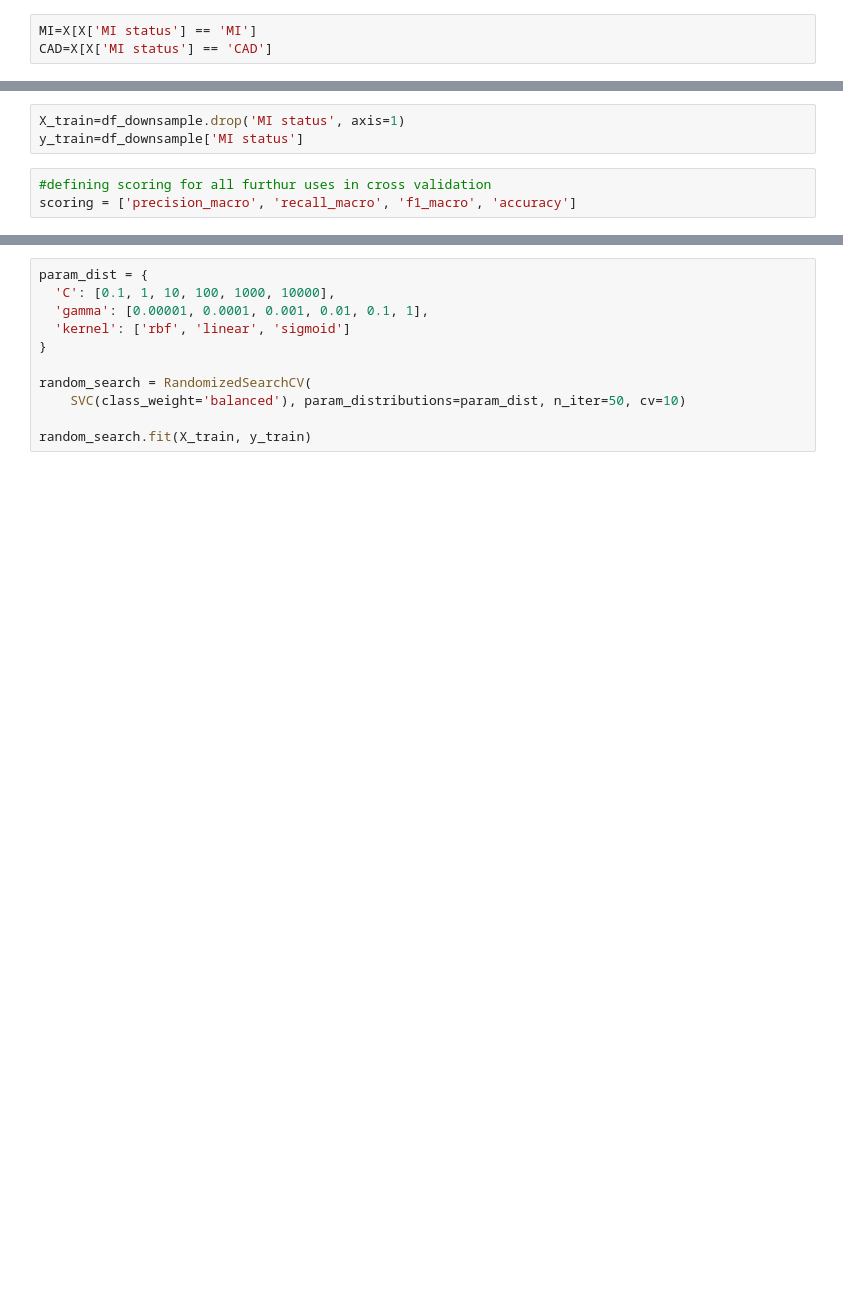
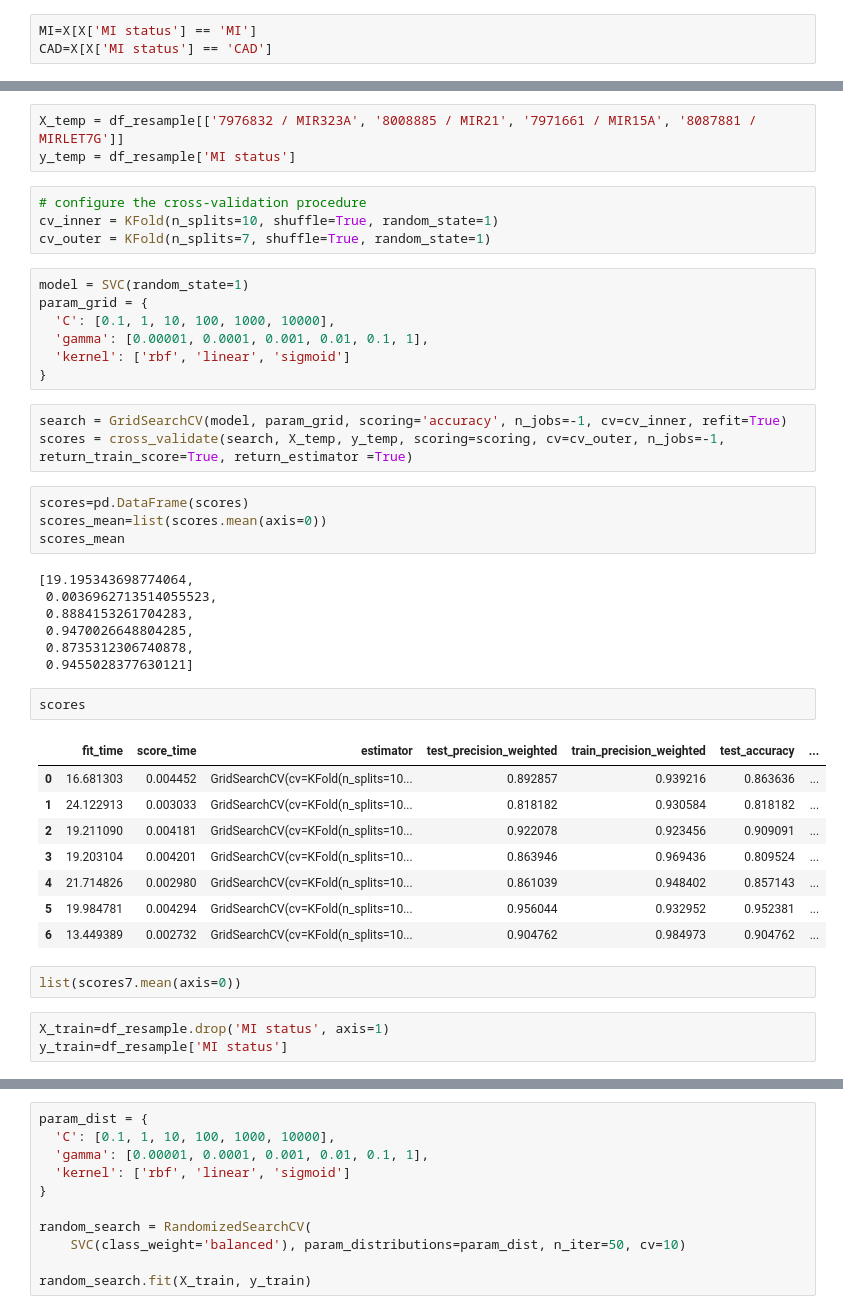
Before and after one commit to MehrdadSamadishadlou/mir_signature_4_datasets, a Jupyter notebook: MI_CAD_and_then_healthy.ipynb, the cells around one changed output, grey strips where cells are left out. Drawn from its saved outputs; the diff is of its cells as text; blank space fills up the shorter version.

Commit message:
training the model for 3 and 4 combination and nested cross-validation added for the best combinations

```diff
--- a/MI_CAD_and_then_healthy.ipynb
+++ b/MI_CAD_and_then_healthy.ipynb
@@ -158,7 +269,45 @@ Name: MI status, dtype: int64
+# %%
+X_temp = df_resample[['7976832 / MIR323A', '8008885 / MIR21', '7971661 / MIR15A', '8087881 / MIRLET7G']]
+y_temp = df_resample['MI status']
+# %%
+# configure the cross-validation procedure
+cv_inner = KFold(n_splits=10, shuffle=True, random_state=1)
+cv_outer = KFold(n_splits=7, shuffle=True, random_state=1)
+# %%
+model = SVC(random_state=1)
+param_grid = {
+  'C': [0.1, 1, 10, 100, 1000, 10000],
+  'gamma': [0.00001, 0.0001, 0.001, 0.01, 0.1, 1],
+  'kernel': ['rbf', 'linear', 'sigmoid']
+}
+# %%
+search = GridSearchCV(model, param_grid, scoring='accuracy', n_jobs=-1, cv=cv_inner, refit=True)
+scores = cross_validate(search, X_temp, y_temp, scoring=scoring, cv=cv_outer, n_jobs=-1, return_train_score=True, return_estimator =True)
+# %%
+scores=pd.DataFrame(scores)
+scores_mean=list(scores.mean(axis=0))
+scores_mean
+# %% [output]
+[19.195343698774064,
+ 0.0036962713514055523,
+ 0.8884153261704283,
+ 0.9470026648804285,
+ 0.8735312306740878,
+ 0.9455028377630121]
+# %%
+scores
+# %% [output]
+|  | fit_time | score_time | estimator | test_precision_weighted | train_precision_weighted | test_accuracy | ... |
+| 0 | 16.681303 | 0.004452 | GridSearchCV(cv=KFold(n_splits=10... | 0.892857 | 0.939216 | 0.863636 | ... |
+| 1 | 24.122913 | 0.003033 | GridSearchCV(cv=KFold(n_splits=10... | 0.818182 | 0.930584 | 0.818182 | ... |
+| 2 | 19.211090 | 0.004181 | GridSearchCV(cv=KFold(n_splits=10... | 0.922078 | 0.923456 | 0.909091 | ... |
+| 3 | 19.203104 | 0.004201 | GridSearchCV(cv=KFold(n_splits=10... | 0.863946 | 0.969436 | 0.809524 | ... |
+| 4 | 21.714826 | 0.002980 | GridSearchCV(cv=KFold(n_splits=10... | 0.861039 | 0.948402 | 0.857143 | ... |
+| 5 | 19.984781 | 0.004294 | GridSearchCV(cv=KFold(n_splits=10... | 0.956044 | 0.932952 | 0.952381 | ... |
+| 6 | 13.449389 | 0.002732 | GridSearchCV(cv=KFold(n_splits=10... | 0.904762 | 0.984973 | 0.904762 | ... |
+# %%
+list(scores7.mean(axis=0))
 # %%
-X_train=df_downsample.drop('MI status', axis=1)
-y_train=df_downsample['MI status']
+X_train=df_resample.drop('MI status', axis=1)
+y_train=df_resample['MI status']
-# %%
-#defining scoring for all furthur uses in cross validation
-scoring = ['precision_macro', 'recall_macro', 'f1_macro', 'accuracy']
 # %%
```
Also changed, not shown: parts of 25 cells of this notebook, 1 other file.
